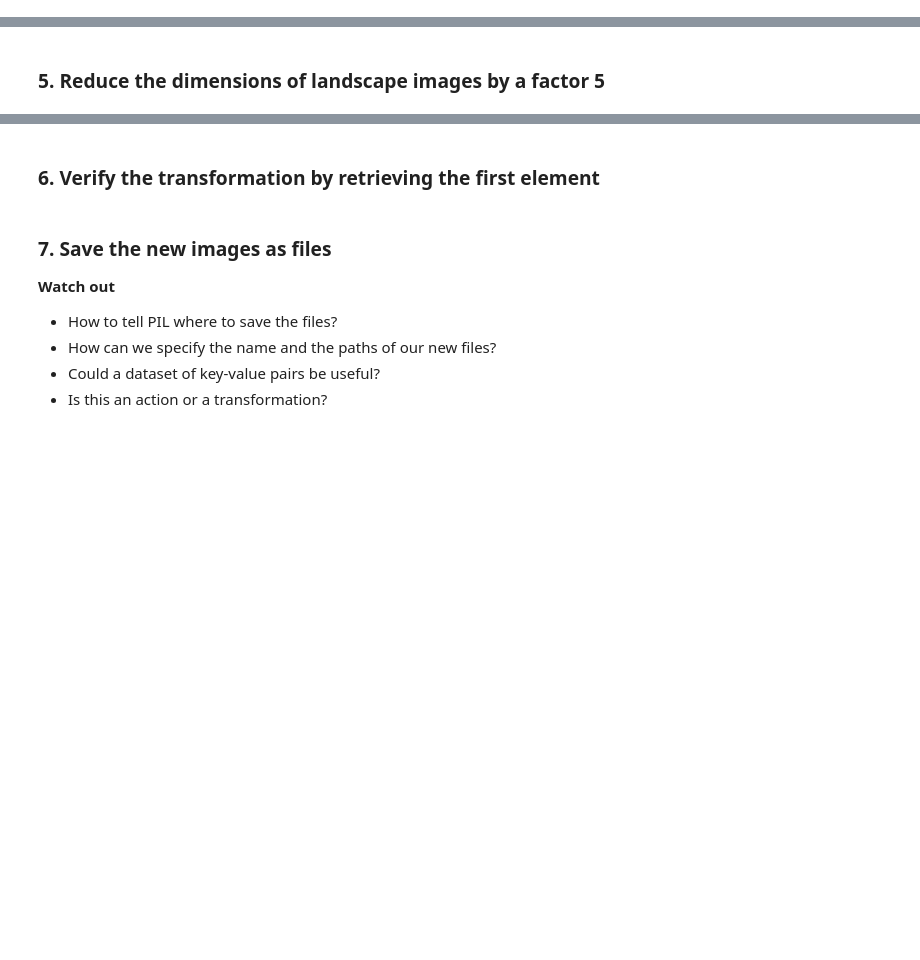
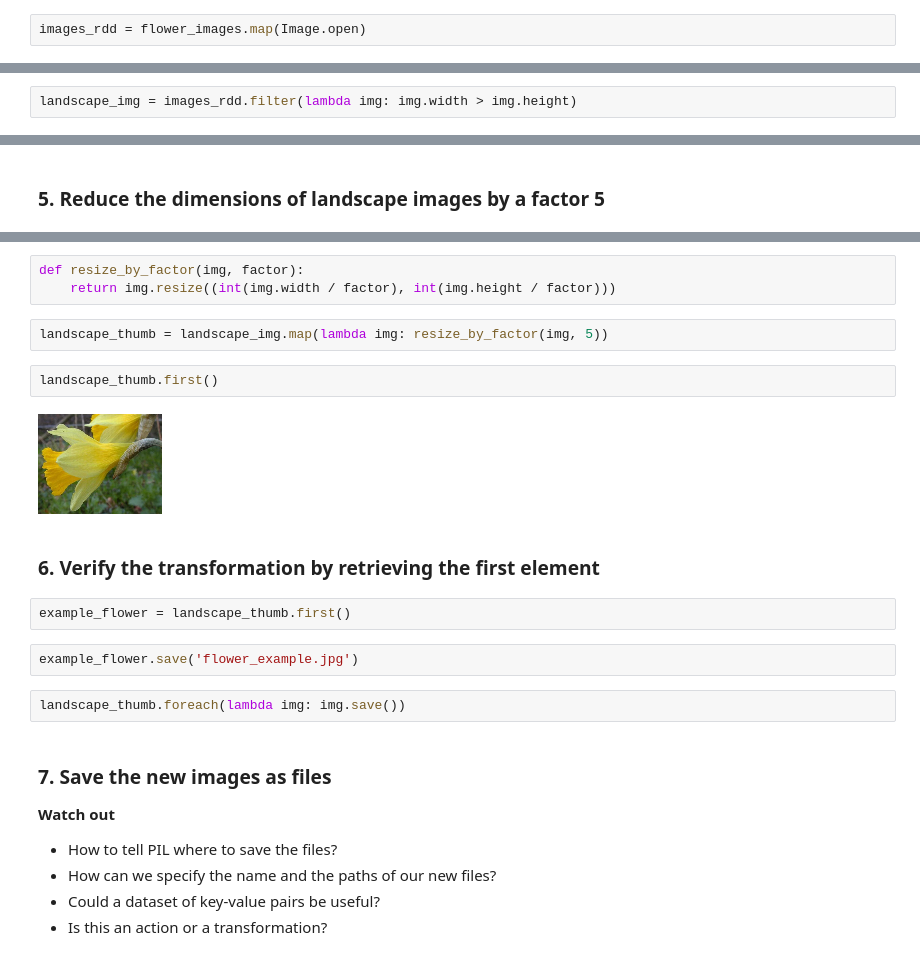
Before and after one commit to ComputeCanada/DHSI-BigData, a Jupyter notebook: Day_2/3-Manipulating_Images.ipynb, the cells around one changed output, grey strips where cells are left out. Saved outputs shown, nothing was run; the diff lists cells and outputs as text; blank space fills up the shorter version.

```diff
--- a/Day_2/3-Manipulating_Images.ipynb
+++ b/Day_2/3-Manipulating_Images.ipynb
@@ -45,6 +99,10 @@ This image can then be saved on disk using the method `save()`.
 # %% [markdown]
 ### 2. Create a second RDD that contains `PIL.Image`
+# %%
+images_rdd = flower_images.map(Image.open)
 # %% [markdown]
 ### 3. Keep only the landscape images (`width > height`)
+# %%
+landscape_img = images_rdd.filter(lambda img: img.width > img.height)
 # %% [markdown]
 ### 4. Count the number of landscape images
@@ -53,5 +135,20 @@ This image can then be saved on disk using the method `save()`.
+# %%
+def resize_by_factor(img, factor):
+    return img.resize((int(img.width / factor), int(img.height / factor)))
+# %%
+landscape_thumb = landscape_img.map(lambda img: resize_by_factor(img, 5))
+# %%
+landscape_thumb.first()
+# %% [output]
+[figure, added]
 # %% [markdown]
 ### 6. Verify the transformation by retrieving the first element
+# %%
+example_flower = landscape_thumb.first()
+# %%
+example_flower.save('flower_example.jpg')
+# %%
+landscape_thumb.foreach(lambda img: img.save())
 # %% [markdown]
 ### 7. Save the new images as files
 
```
Also changed, not shown: parts of 29 cells of this notebook, 5 other files.
